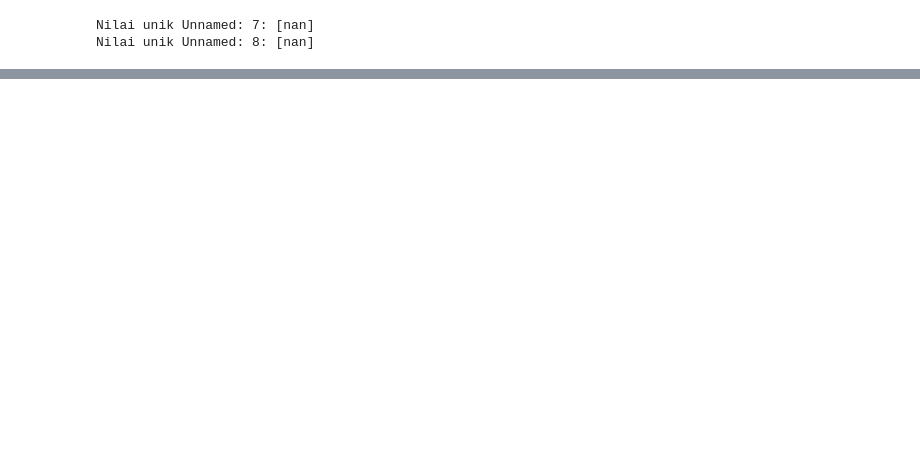
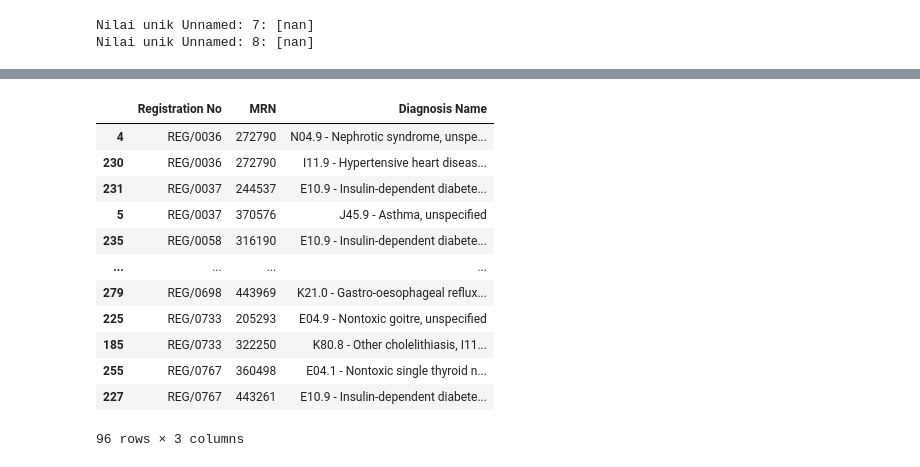
Before and after one commit to Us9r/association-rule-mining, a Jupyter notebook: association_rule_rsud.ipynb, the cells around one changed output, grey strips where cells are left out. Drawn from its saved outputs; the diff is of its cells as text; code cells hidden in the pictures; blank space fills up the shorter version.

```diff
--- a/association_rule_rsud.ipynb
+++ b/association_rule_rsud.ipynb
@@ -50,0 +54,16 @@ Identifikasi fitur yang memiliki nilai duplikat
+# %%
+duplicate_reg
+# %% [output]
+|  | Registration No | MRN | Diagnosis Name |
+| 4 | REG/0036 | 272790 | N04.9 - Nephrotic syndrome, unspe... |
+| 230 | REG/0036 | 272790 | I11.9 - Hypertensive heart diseas... |
+| 231 | REG/0037 | 244537 | E10.9 - Insulin-dependent diabete... |
+| 5 | REG/0037 | 370576 | J45.9 - Asthma, unspecified |
+| 235 | REG/0058 | 316190 | E10.9 - Insulin-dependent diabete... |
+| ... | ... | ... | ... |
+| 279 | REG/0698 | 443969 | K21.0 - Gastro-oesophageal reflux... |
+| 225 | REG/0733 | 205293 | E04.9 - Nontoxic goitre, unspecified |
+| 185 | REG/0733 | 322250 | K80.8 - Other cholelithiasis, I11... |
+| 255 | REG/0767 | 360498 | E04.1 - Nontoxic single thyroid n... |
+| 227 | REG/0767 | 443261 | E10.9 - Insulin-dependent diabete... |
+96 rows × 3 columns
```
Also changed, not shown: parts of 13 cells of this notebook.
